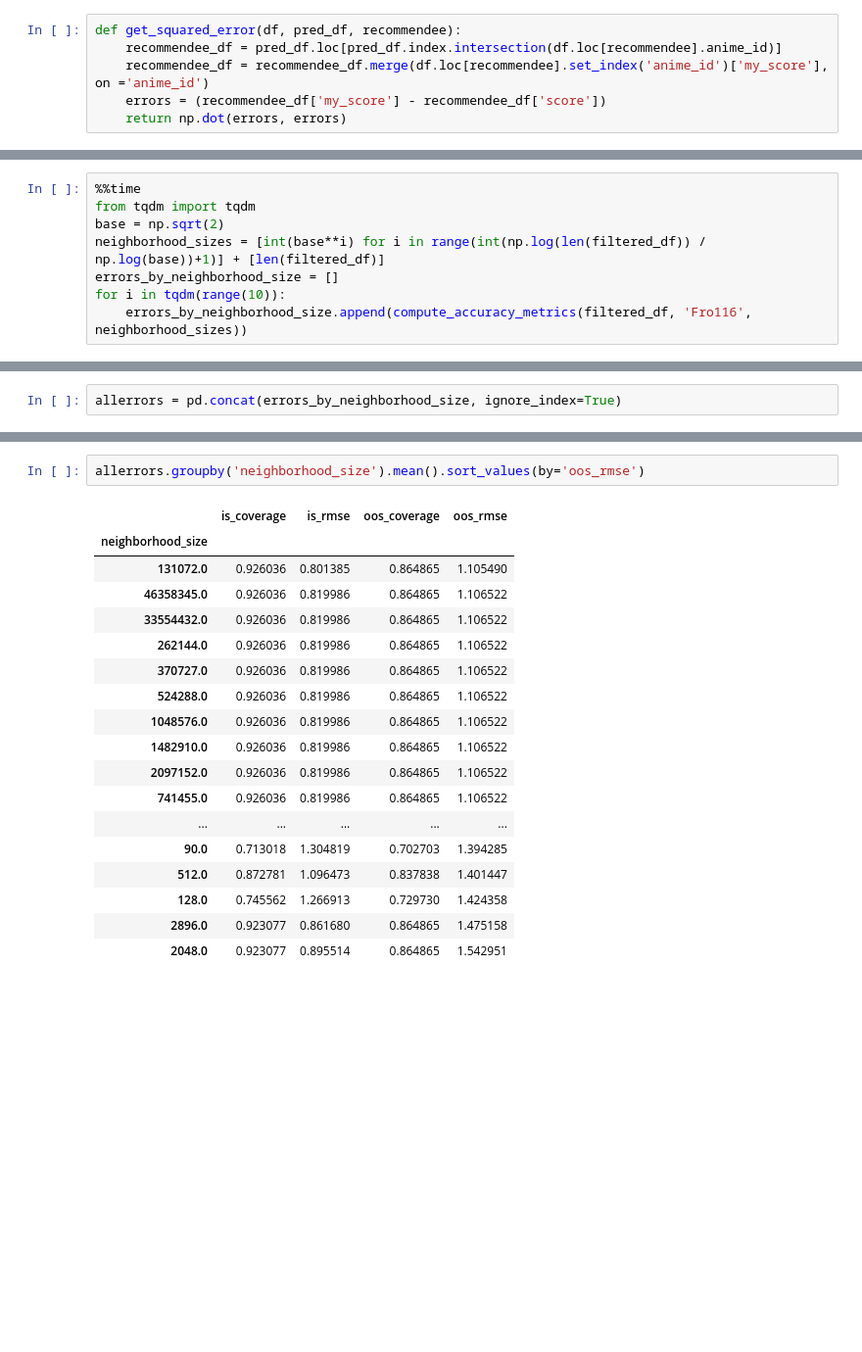
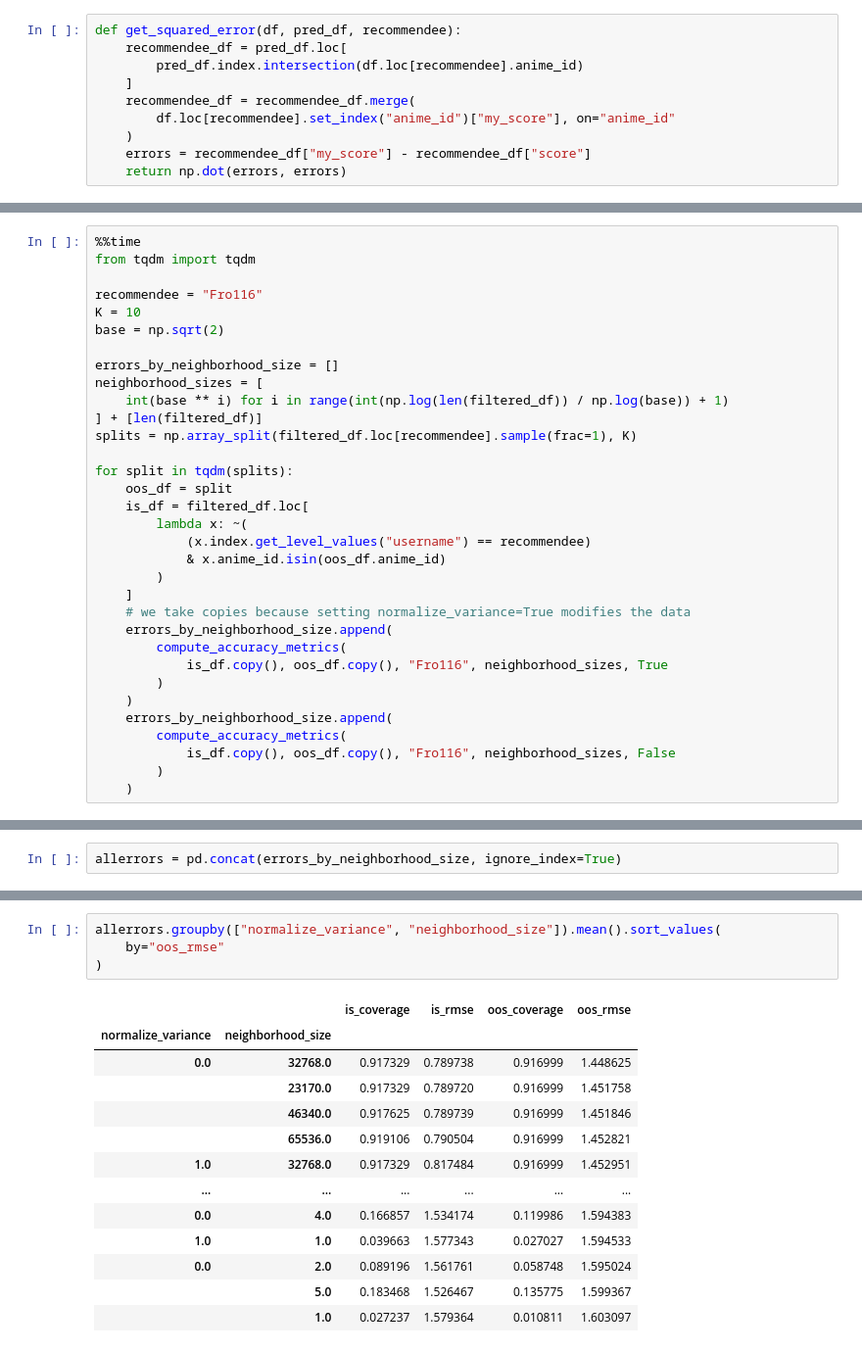
Before and after one commit to Fro116/RecommenderSystem, a Jupyter notebook: UserUserCrossValidation.ipynb, the cells around one changed output, grey strips where cells are left out. Shown at 98% size. Drawn from its saved outputs; the diff is of its cells as text; blank space fills up the shorter version.

```diff
--- a/UserUserCrossValidation.ipynb
+++ b/UserUserCrossValidation.ipynb
@@ -77,7 +102,11 @@ def get_correlation(df, recommendee):
     return adj_cos_corrs
 # %%
 def get_squared_error(df, pred_df, recommendee):
-    recommendee_df = pred_df.loc[pred_df.index.intersection(df.loc[recommendee].anime_id)]
-    recommendee_df = recommendee_df.merge(df.loc[recommendee].set_index('anime_id')['my_score'], on ='anime_id')
-    errors = (recommendee_df['my_score'] - recommendee_df['score'])
+    recommendee_df = pred_df.loc[
+        pred_df.index.intersection(df.loc[recommendee].anime_id)
+    ]
+    recommendee_df = recommendee_df.merge(
+        df.loc[recommendee].set_index("anime_id")["my_score"], on="anime_id"
+    )
+    errors = recommendee_df["my_score"] - recommendee_df["score"]
     return np.dot(errors, errors)
@@ -137,9 +201,34 @@ def compute_accuracy_metrics(df, recommendee, neighborhood_sizes):
 # %%
 %%time
 from tqdm import tqdm
+
+recommendee = "Fro116"
+K = 10
 base = np.sqrt(2)
-neighborhood_sizes = [int(base**i) for i in range(int(np.log(len(filtered_df)) / np.log(base))+1)] + [len(filtered_df)]
+
 errors_by_neighborhood_size = []
-for i in tqdm(range(10)):
-    errors_by_neighborhood_size.append(compute_accuracy_metrics(filtered_df, 'Fro116', neighborhood_sizes))
+neighborhood_sizes = [
+    int(base ** i) for i in range(int(np.log(len(filtered_df)) / np.log(base)) + 1)
+] + [len(filtered_df)]
+splits = np.array_split(filtered_df.loc[recommendee].sample(frac=1), K)
+
+for split in tqdm(splits):
+    oos_df = split
+    is_df = filtered_df.loc[
+        lambda x: ~(
+            (x.index.get_level_values("username") == recommendee)
+            & x.anime_id.isin(oos_df.anime_id)
+        )
+    ]
+    # we take copies because setting normalize_variance=True modifies the data
+    errors_by_neighborhood_size.append(
+        compute_accuracy_metrics(
+            is_df.copy(), oos_df.copy(), "Fro116", neighborhood_sizes, True
+        )
+    )
+    errors_by_neighborhood_size.append(
+        compute_accuracy_metrics(
+            is_df.copy(), oos_df.copy(), "Fro116", neighborhood_sizes, False
+        )
+    )
 # %% [output]
@@ -163,21 +279,18 @@ _ = sns.lineplot(x='neighborhood_size', y='value', hue='variable',
 # %%
-allerrors.groupby('neighborhood_size').mean().sort_values(by='oos_rmse')
+allerrors.groupby(["normalize_variance", "neighborhood_size"]).mean().sort_values(
+    by="oos_rmse"
+)
 # %% [output]
-|  | is_coverage | is_rmse | oos_coverage | oos_rmse |
-| neighborhood_size |  |  |  |  |
-| 131072.0 | 0.926036 | 0.801385 | 0.864865 | 1.105490 |
-| 46358345.0 | 0.926036 | 0.819986 | 0.864865 | 1.106522 |
-| 33554432.0 | 0.926036 | 0.819986 | 0.864865 | 1.106522 |
-| 262144.0 | 0.926036 | 0.819986 | 0.864865 | 1.106522 |
-| 370727.0 | 0.926036 | 0.819986 | 0.864865 | 1.106522 |
-| 524288.0 | 0.926036 | 0.819986 | 0.864865 | 1.106522 |
-| 1048576.0 | 0.926036 | 0.819986 | 0.864865 | 1.106522 |
-| 1482910.0 | 0.926036 | 0.819986 | 0.864865 | 1.106522 |
-| 2097152.0 | 0.926036 | 0.819986 | 0.864865 | 1.106522 |
-| 741455.0 | 0.926036 | 0.819986 | 0.864865 | 1.106522 |
-| ... | ... | ... | ... | ... |
-| 90.0 | 0.713018 | 1.304819 | 0.702703 | 1.394285 |
-| 512.0 | 0.872781 | 1.096473 | 0.837838 | 1.401447 |
-| 128.0 | 0.745562 | 1.266913 | 0.729730 | 1.424358 |
-| 2896.0 | 0.923077 | 0.861680 | 0.864865 | 1.475158 |
-| 2048.0 | 0.923077 | 0.895514 | 0.864865 | 1.542951 |
+|  |  | is_coverage | is_rmse | oos_coverage | oos_rmse |
+| normalize_variance | neighborhood_size |  |  |  |  |
+| 0.0 | 32768.0 | 0.917329 | 0.789738 | 0.916999 | 1.448625 |
+|  | 23170.0 | 0.917329 | 0.789720 | 0.916999 | 1.451758 |
+|  | 46340.0 | 0.917625 | 0.789739 | 0.916999 | 1.451846 |
+|  | 65536.0 | 0.919106 | 0.790504 | 0.916999 | 1.452821 |
+| 1.0 | 32768.0 | 0.917329 | 0.817484 | 0.916999 | 1.452951 |
+| ... | ... | ... | ... | ... | ... |
+| 0.0 | 4.0 | 0.166857 | 1.534174 | 0.119986 | 1.594383 |
+| 1.0 | 1.0 | 0.039663 | 1.577343 | 0.027027 | 1.594533 |
+| 0.0 | 2.0 | 0.089196 | 1.561761 | 0.058748 | 1.595024 |
+|  | 5.0 | 0.183468 | 1.526467 | 0.135775 | 1.599367 |
+|  | 1.0 | 0.027237 | 1.579364 | 0.010811 | 1.603097 |
```
Also changed, not shown: parts of 19 cells of this notebook, 4 other files.
